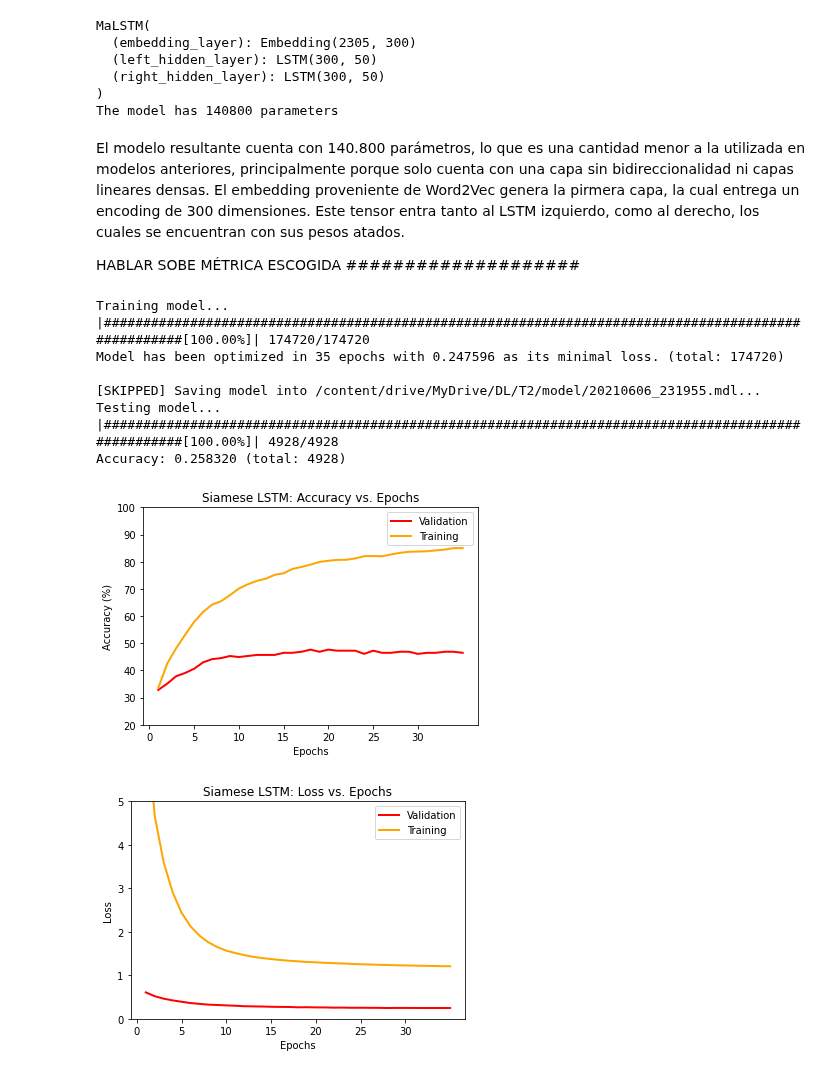
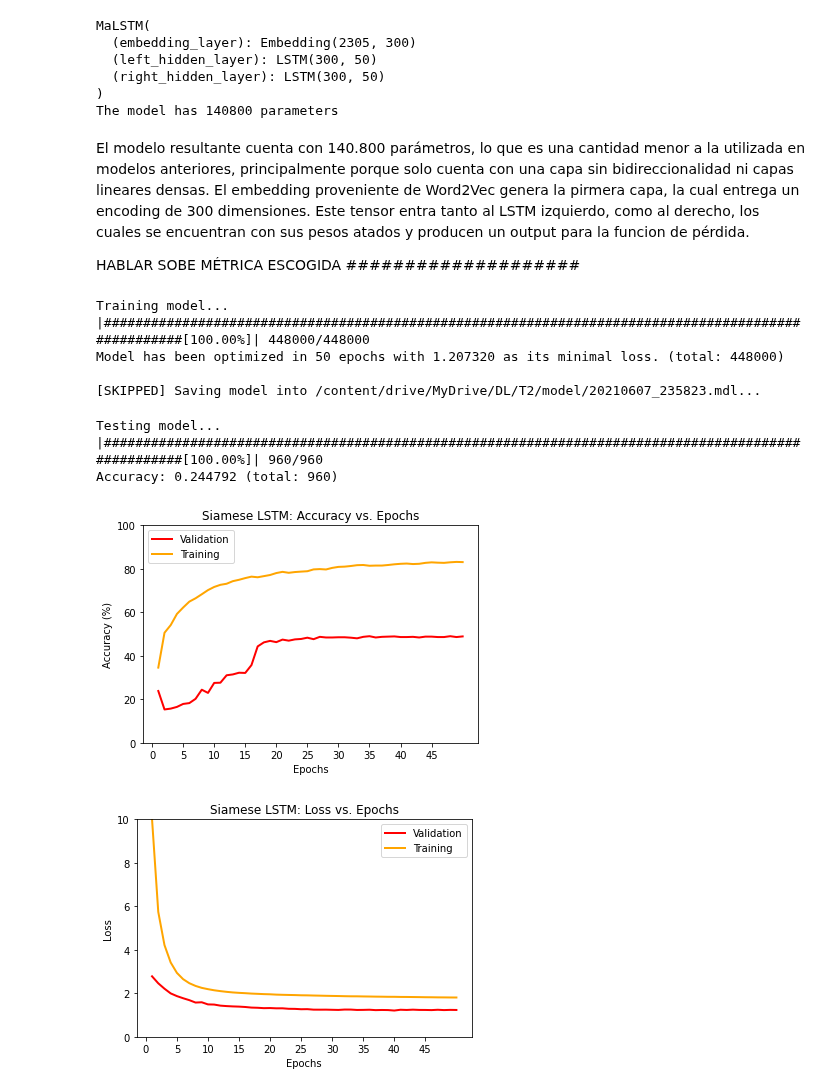
Before and after one commit to jpsiegel/Projects, a Jupyter notebook: Tarea2_DL.ipynb, the cells around one changed output. Saved outputs shown, nothing was run; the diff lists cells and outputs as text; code cells hidden in the pictures.

```diff
--- a/Tarea2_DL.ipynb
+++ b/Tarea2_DL.ipynb
@@ -1103,7 +1107,14 @@ class SICK(Data):
                 elements = line.split("\t")
                 sentence_A, sentence_B, relatedness_score = \
                     cls.__text__cleaning__(elements[1]), cls.__text__cleaning__(elements[2]), float(elements[4])
-                SemEval_set = "validation" if elements[11].strip() == "TRIAL" else elements[11].strip().lower()
+                chance = random.randint(0,100)
+                #SemEval_set = "validation" if elements[11].strip() == "TRIAL" else elements[11].strip().lower()
+                if chance <= 70:
+                  SemEval_set = "train"
+                elif 90 >= chance > 70:
+                  SemEval_set = "validation"
+                elif chance > 90:
+                  SemEval_set = "test"
 
                 cls.__data__[SemEval_set][0].append((sentence_A, sentence_B))
                 cls.__data__[SemEval_set][1].append(relatedness_score / 5)
@@ -1182,7 +1193,11 @@ class MaLSTM(torch.nn.Module):
         _, (right_h, _) = self.right_hidden_layer(encoded_right_input.view(self.max_seq_len,
                                                                            NetworkConfig.BATCH_SIZE,
                                                                            NetworkConfig.EMBEDDING_DIM))
-
+        #print("Left hidden:")
+        #print("Shape", left_h.shape)
+        #print("type", type(left_h))
+        #print("Shape 0", left_h[0].shape)
+        #print("type 0", type(left_h[0]))
         return MaLSTM.exponent_neg_manhattan_distance(left_h[0], right_h[0])
 
 
@@ -1205,7 +1220,7 @@ class Network:
         self.lr_scheduler = lr_scheduler
 
     @staticmethod
-    def exp_lr_scheduler(optimizer, epoch, init_lr=0.002, decay_every=8):
+    def exp_lr_scheduler(optimizer, epoch, init_lr=0.1, decay_every=8):
         lr = init_lr * (0.1 ** (epoch // decay_every))
 
         if epoch % decay_every == 0:
@@ -1248,8 +1263,12 @@ class Network:
                     self.optimizer.zero_grad()
 
                     X, Y = batch[0], torch.Tensor(batch[1]).cuda()
-                    output = self.model(X)
+                    #print("Datos:", type(X), X[0], X)
+                    output = self.model(X) # aca seria output1, output2 = self.model(X)
+                    #print("Output:", output.shape, output[0], output)
+                    #print("Targets:", Y.shape, Y[0], Y)
                     loss = self.loss_function(output, Y)
+                    #print("Loss:", type(loss), loss)
 
                     output = numpy.round(output.cpu().detach().numpy() * 5)
                     Y = numpy.round(numpy.array(Y.cpu()) * 5)
@@ -1311,9 +1330,14 @@ class Network:
             X, Y = batch[0], batch[1]
             output = model(X)
 
-            output = numpy.round(output.cpu().detach().numpy() * 5)
-            Y = numpy.round(numpy.array(Y) * 5)
-            correct_count += numpy.sum(output == Y)
+            output = numpy.array(output.cpu().detach().numpy()) * 5 #numpy.round(output.cpu().detach().numpy() * 5)
+            Y = numpy.array(Y) * 5 #numpy.round(numpy.array(Y) * 5)
+            #print(type(output), output)
+            #print(type(Y), Y)
+            for i in range(len(output)):
+              if Y[i]*0.8 <= output[i] <= Y[i]*1.2 :
+                correct_count += 1
+            #correct_count += numpy.sum(output == Y)
 
             progress += NetworkConfig.BATCH_SIZE
             bar.refresh(progress)
@@ -1360,56 +1396,57 @@ MaLSTM(
 )
 The model has 140800 parameters
 # %% [markdown]
-El modelo resultante cuenta con 140.800 parámetros, lo que es una cantidad menor a la utilizada en modelos anteriores, principalmente porque solo cuenta con una capa sin bidireccionalidad ni capas lineares densas. El embedding proveniente de Word2Vec genera la pirmera capa, la cual entrega un encoding de 300 dimensiones. Este tensor entra tanto al LSTM izquierdo, como al derecho, los cuales se encuentran con sus pesos atados.
+El modelo resultante cuenta con 140.800 parámetros, lo que es una cantidad menor a la utilizada en modelos anteriores, principalmente porque solo cuenta con una capa sin bidireccionalidad ni capas lineares densas. El embedding proveniente de Word2Vec genera la pirmera capa, la cual entrega un encoding de 300 dimensiones. Este tensor entra tanto al LSTM izquierdo, como al derecho, los cuales se encuentran con sus pesos atados y producen un output para la funcion de pérdida.
 
 HABLAR SOBE MÉTRICA ESCOGIDA ####################
 # %%
-#Train and Test model
+#Train model
 
-loss_function = torch.nn.MSELoss().cuda()
-optimizer = torch.optim.Adadelta(model.parameters())
-network = Network(model, loss_function, optimizer, sick)
 val_acc_hist, train_acc_hist, val_loss_hist, train_loss_hist = network.optimize()
-network.evaluate()
 # %% [output]
 Training model...
-|####################################################################################################[100.00%]| 174720/174720
-Model has been optimized in 35 epochs with 0.247596 as its minimal loss. (total: 174720)
+|####################################################################################################[100.00%]| 448000/448000
+Model has been optimized in 50 epochs with 1.207320 as its minimal loss. (total: 448000)
 
-[SKIPPED] Saving model into /content/drive/MyDrive/DL/T2/model/20210606_231955.mdl...
-Testing model...
-|####################################################################################################[100.00%]| 4928/4928
-Accuracy: 0.258320 (total: 4928)
+[SKIPPED] Saving model into /content/drive/MyDrive/DL/T2/model/20210607_235823.mdl...
+# %%
+#Test model
+
+network.evaluate()
+# %% [output]
+Testing model...
+|####################################################################################################[100.00%]| 960/960
+Accuracy: 0.244792 (total: 960)
 # %%
 # Plot Results
 import matplotlib.pyplot as plt
 import numpy as np
 
 val_acc_history = [h*100 for h in val_acc_hist]
 train_acc_history = [h*100 for h in train_acc_hist]
 
 plt.title("Siamese LSTM: Accuracy vs. Epochs")
 plt.xlabel("Epochs")
 plt.ylabel("Accuracy (%)")
 plt.plot(range(1,NetworkConfig.EPOCH+1), val_acc_history, label="Validation", color="red", linewidth=2)
 plt.plot(range(1,NetworkConfig.EPOCH+1), train_acc_history, label="Training", color="orange", linewidth=2)
-plt.ylim((20,100))
+plt.ylim((0,100))
 plt.xticks(np.arange(0, NetworkConfig.EPOCH, 5))
 plt.legend()
 plt.show()
 
 val_loss_history = [h for h in val_loss_hist]
 train_loss_history = [h for h in train_loss_hist]
 
 plt.title("Siamese LSTM: Loss vs. Epochs")
 plt.xlabel("Epochs")
 plt.ylabel("Loss")
 plt.plot(range(1,NetworkConfig.EPOCH+1), val_loss_history, label="Validation", color="red", linewidth=2)
 plt.plot(range(1,NetworkConfig.EPOCH+1), train_loss_history, label="Training", color="orange", linewidth=2)
-plt.ylim((0,5))
+plt.ylim((0,10))
 plt.xticks(np.arange(0, NetworkConfig.EPOCH, 5))
 plt.legend()
 plt.show()
 # %% [output]
-[figure, old version]
+[figure, new version]
-[figure, old version]
+[figure, new version]
```
Also changed, not shown: parts of 10 cells of this notebook.
